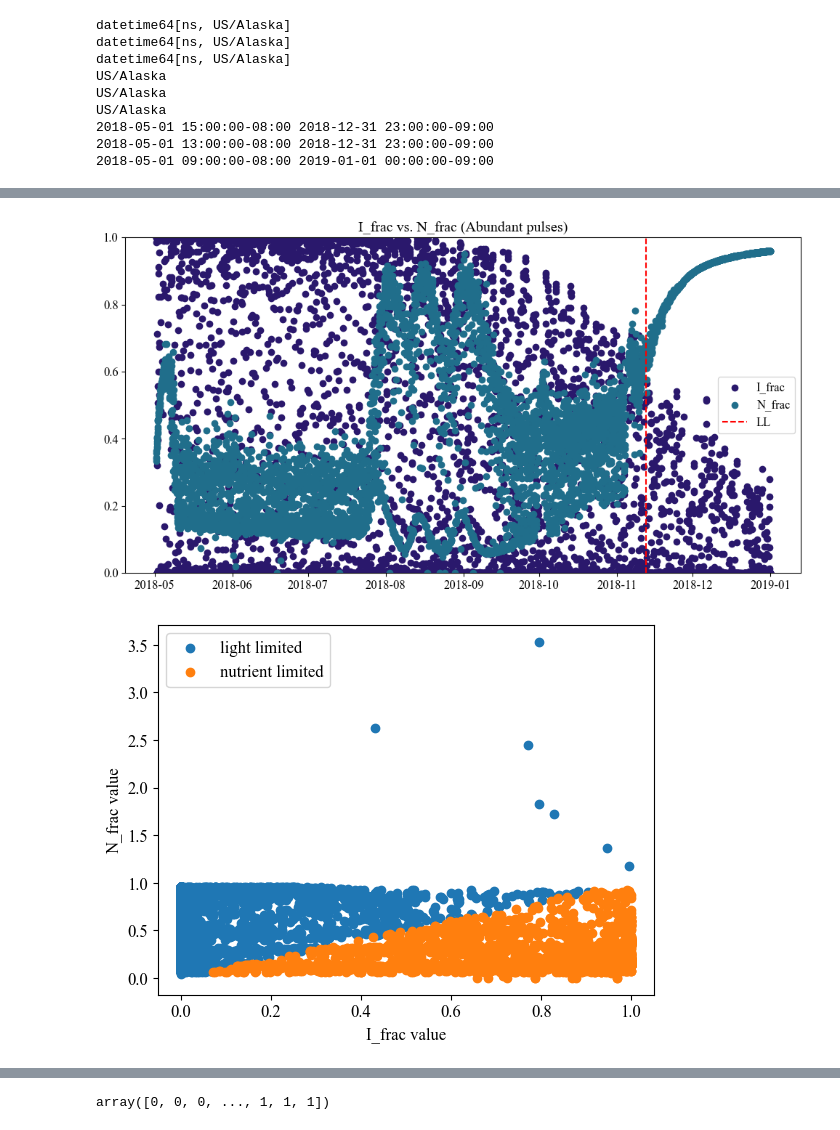
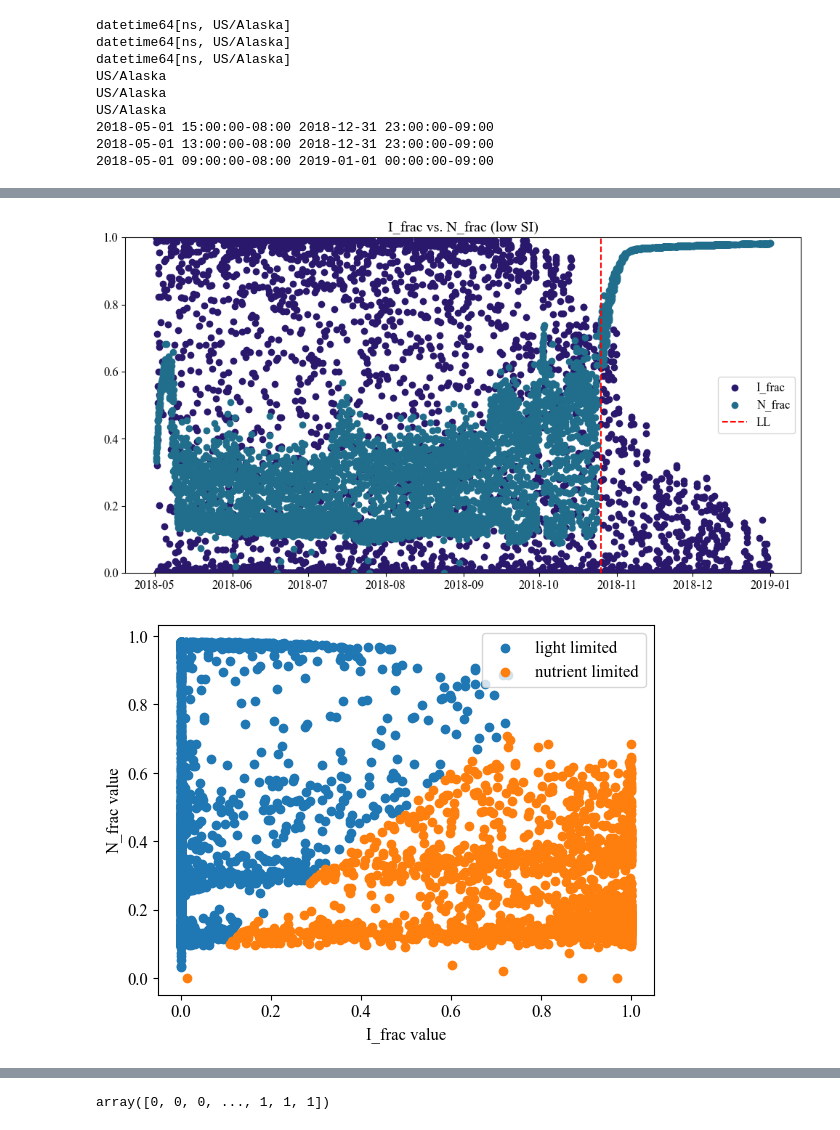
Before and after one commit to ashah1030/senior_thesis, a Jupyter notebook: NP_full_2018_model.ipynb, the cells around one changed output, grey strips where cells are left out. Cells and saved outputs as stored; diff of their text form; code cells hidden in the pictures.

```diff
--- a/NP_full_2018_model.ipynb
+++ b/NP_full_2018_model.ipynb
@@ -418,7 +417,7 @@ US/Alaska
 2018-05-01 13:00:00-08:00 2018-12-31 23:00:00-09:00
 2018-05-01 09:00:00-08:00 2019-01-01 00:00:00-09:00
 # %%
-M2_2018_all = pd.merge(light_data_mod_pulses, chl_data_2018, on='time', how='inner') #add in pulsed light, right now we have original light since there are no pulses
+M2_2018_all = pd.merge(light_data_2018, chl_data_2018, on='time', how='inner') #add in pulsed light, right now we have original light since there are no pulses
 M2_2018_all = pd.merge(M2_2018_all, TS_data_2018, on='time', how='inner')
 I=(pd.DataFrame((M2_2018_all['approxPAR'].fillna(method='bfill')))) #backfill NaNs
 I = I.mul(0.5) #scale by 0.5 because we have surface irradiance values
@@ -670,27 +810,27 @@ First negative value -0.0044749328236057115 occurs at 3474
 # %%
 import matplotlib
 fig, ax4 = plt.subplots(figsize=(12, 6))
 ax4.scatter(timestamp, I_frac, color = '#2a186c')
 ax4.scatter(timestamp, N_frac, color = '#206e8b')
-ax4.vlines(timestamp[first_occurrence],  ymin=0, ymax=1, colors='r', linestyles='--')
+ax4.vlines(timestamp[first_occurrence],  ymin=0, ymax=1, colors='red', linestyles='--')
 ax4.legend(['I_frac', 'N_frac', 'LL'], loc = 'center right')
 ax4.set_ylim([0,1])
-ax4.set_title('I_frac vs. N_frac (Abundant pulses)')
-plt.savefig('/Users/anjalishah/Desktop/Senior_Thesis/Figures/baseline testing/N_frac_I_frac_timeseries_abundantpulses.jpg', dpi=300, bbox_inches='tight')
+ax4.set_title('I_frac vs. N_frac (low SI)')
+plt.savefig('/Users/anjalishah/Desktop/Senior_Thesis/Figures/N_frac_I_frac_timeseries_abundantpulses_lowSI.jpg', dpi=300, bbox_inches='tight')
 
 #colormaps --> create new one
 cmap = plt.get_cmap(cm.cm.haline)  # You can choose any colormap
 
 # Number of discrete colors you want
 num_colors = 3
 
 # Get the discrete colors from the colormap
 colors = [cmap(i / num_colors) for i in range(num_colors)]
 
 # Convert the colors to hex codes
 hex_colors = [matplotlib.colors.to_hex(color) for color in colors]
 # %% [output]
-[figure, old version]
+[figure, new version]
 # %%
 I_frac = pd.Series(I_frac)
 N_frac = pd.Series(N_frac) #convert to series
@@ -713,7 +853,7 @@ plt.ylabel('N_frac value')
 plt.legend(['light limited', 'nutrient limited'])
 plt.savefig('/Users/anjalishah/Desktop/Senior_Thesis/Figures/N_frac_I_frac.jpg', dpi=300, bbox_inches='tight')
 # %% [output]
-[figure, old version]
+[figure, new version]
 # %%
 limitation_terms = np.ones_like(timestamp.index)
 
```
Also changed, not shown: parts of 16 cells of this notebook.
